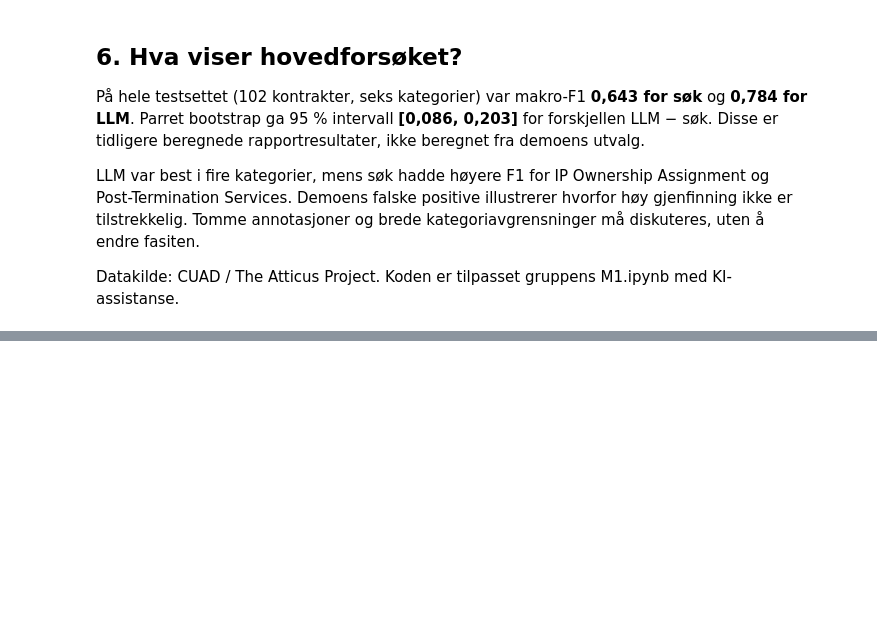
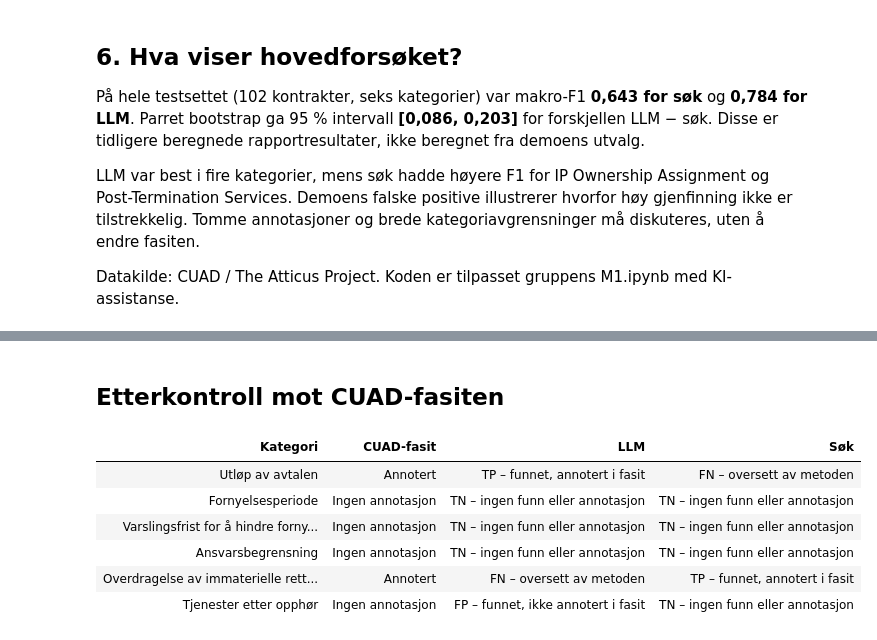
Before and after one commit to Melo1meli1/llmProject, a Jupyter notebook: demo/demo.ipynb, the cells around one changed output, grey strips where cells are left out. Saved outputs shown, nothing was run; the diff lists cells and outputs as text; code cells hidden in the pictures; blank space fills up the shorter version.

Commit message:
Add markdown text to demo

```diff
--- a/demo/demo.ipynb
+++ b/demo/demo.ipynb
@@ -158,0 +698,80 @@ Datakilde: CUAD / The Atticus Project. Koden er tilpasset gruppens M1.ipynb med
+# %%
+if reserve_resultat is None:
+    raise RuntimeError("Kjør kontraktsanalysen først.")
+
+def reserve_vurder_forekomst(pred, gold):
+    if pred and gold:
+        return "TP – funnet, annotert i fasit"
+    if pred:
+        return "FP – funnet, ikke annotert i fasit"
+    if gold:
+        return "FN – oversett av metoden"
+    return "TN – ingen funn eller annotasjon"
+
+reserve_rader = []
+
+for cat in RESERVE_CATS:
+    gold = [
+        g["text"]
+        for g in reserve_resultat["document"]["gold"][cat]
+    ]
+
+    reserve_rader.append({
+        "Kategori": RESERVE_NAVN[cat],
+        "CUAD-fasit": "Annotert" if gold else "Ingen annotasjon",
+        "LLM": reserve_vurder_forekomst(
+            reserve_resultat["LLM"][cat], gold
+        ),
+        "Søk": reserve_vurder_forekomst(
+            reserve_resultat["søk"][cat], gold
+        ),
+    })
+
+display(HTML("<h2>Etterkontroll mot CUAD-fasiten</h2>"))
+
+display(HTML(
+    pd.DataFrame(reserve_rader).to_html(
+        index=False,
+        escape=True,
+    )
+))
+
+display(HTML(
+    "<p>TP/FP/FN/TN gjelder forekomst av kategorien. "
+    "Et TP betyr ikke nødvendigvis at riktig eller fullstendig tekst "
+    "er hentet ut. Tom fasit betyr ingen annotert passasje.</p>"
+    "<p>Åpne kategoriene nedenfor for å sammenligne originalutdragene. "
+    "De norske forklaringene må vurderes separat mot LLM-utdragene "
+    "de bygger på.</p>"
+))
+
+for cat in RESERVE_CATS:
+    gold = [
+        g["text"]
+        for g in reserve_resultat["document"]["gold"][cat]
+    ]
+
+    innhold = [
+        "<details style='margin:12px 0'>",
+        "<summary><strong>"
+        + html.escape(RESERVE_NAVN[cat])
+        + "</strong> – sammenlign utdrag</summary>",
+        "<h4>CUAD-fasit</h4>",
+        reserve_utdrag_html(gold),
+        "<h4>LLM</h4>",
+        reserve_utdrag_html(reserve_resultat["LLM"][cat]),
+        "<h4>Søkemetoden</h4>",
+        reserve_utdrag_html(reserve_resultat["søk"][cat]),
+        "</details>",
+    ]
+
+    display(HTML("".join(innhold)))
+# %% [output]
+Etterkontroll mot CUAD-fasiten
+| Kategori | CUAD-fasit | LLM | Søk |
+| Utløp av avtalen | Annotert | TP – funnet, annotert i fasit | FN – oversett av metoden |
+| Fornyelsesperiode | Ingen annotasjon | TN – ingen funn eller annotasjon | TN – ingen funn eller annotasjon |
+| Varslingsfrist for å hindre forny... | Ingen annotasjon | TN – ingen funn eller annotasjon | TN – ingen funn eller annotasjon |
+| Ansvarsbegrensning | Ingen annotasjon | TN – ingen funn eller annotasjon | TN – ingen funn eller annotasjon |
+| Overdragelse av immaterielle rett... | Annotert | FN – oversett av metoden | TP – funnet, annotert i fasit |
+| Tjenester etter opphør | Ingen annotasjon | FP – funnet, ikke annotert i fasit | TN – ingen funn eller annotasjon |
```
Also changed, not shown: parts of 22 cells of this notebook, 49 other files.
